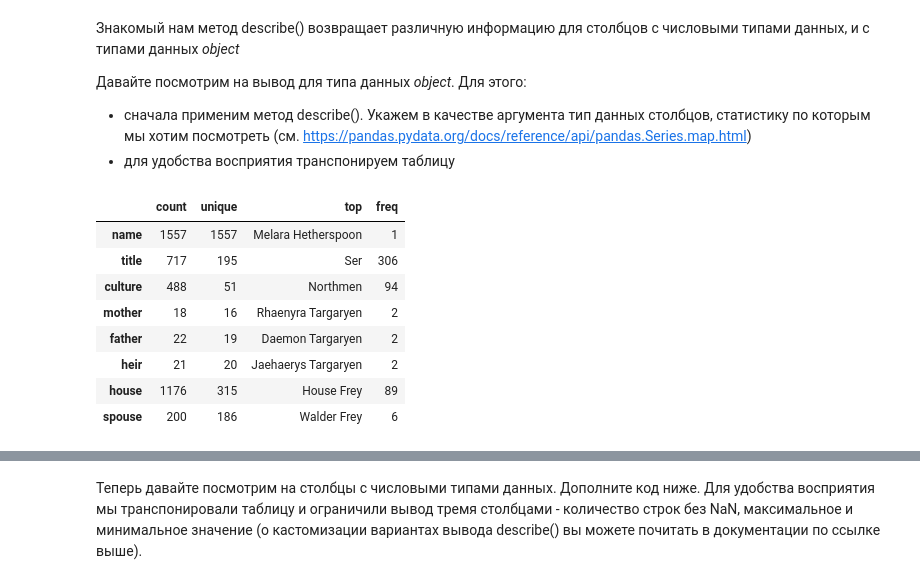
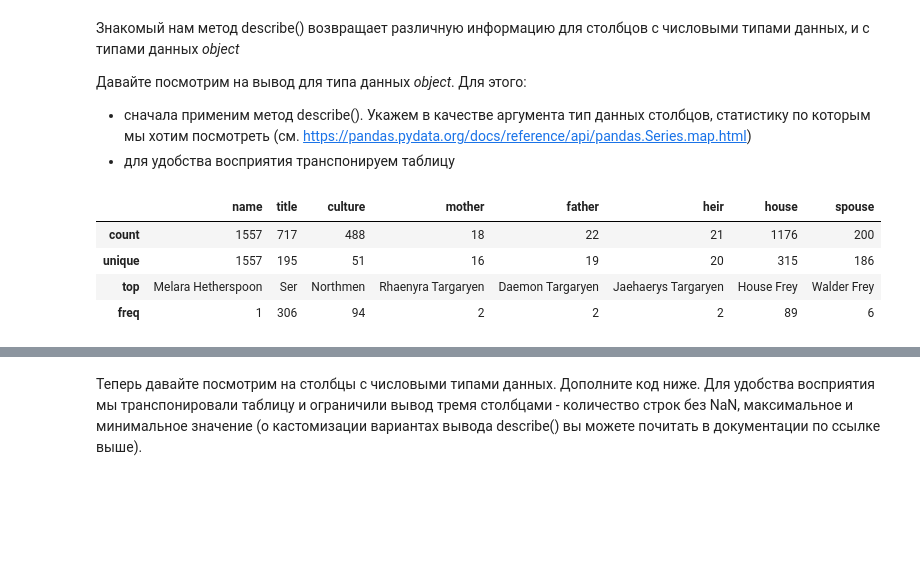
Before and after one commit to Artemidiy777/FPMI_ML, a Jupyter notebook: week_01_ml_intro/Homework/hw_1_game_of_thrones.ipynb, the cells around one changed output, grey strips where cells are left out. Cells and saved outputs as stored; diff of their text form; code cells hidden in the pictures; blank space fills up the shorter version.

```diff
--- a/week_01_ml_intro/Homework/hw_1_game_of_thrones.ipynb
+++ b/week_01_ml_intro/Homework/hw_1_game_of_thrones.ipynb
@@ -144,14 +166,10 @@ Mounted at /content/drive
 - сначала применим метод describe(). Укажем в качестве аргумента тип данных столбцов, статистику по которым мы хотим посмотреть (см. https://pandas.pydata.org/docs/reference/api/pandas.Series.map.html)
 - для удобства восприятия транспонируем таблицу
 # %%
-data.describe(include = 'object').T
+data.describe(include = 'object')
 # %% [output]
-|  | count | unique | top | freq |
-| name | 1557 | 1557 | Melara Hetherspoon | 1 |
-| title | 717 | 195 | Ser | 306 |
-| culture | 488 | 51 | Northmen | 94 |
-| mother | 18 | 16 | Rhaenyra Targaryen | 2 |
-| father | 22 | 19 | Daemon Targaryen | 2 |
-| heir | 21 | 20 | Jaehaerys Targaryen | 2 |
-| house | 1176 | 315 | House Frey | 89 |
-| spouse | 200 | 186 | Walder Frey | 6 |
+|  | name | title | culture | mother | father | heir | house | spouse |
+| count | 1557 | 717 | 488 | 18 | 22 | 21 | 1176 | 200 |
+| unique | 1557 | 195 | 51 | 16 | 19 | 20 | 315 | 186 |
+| top | Melara Hetherspoon | Ser | Northmen | Rhaenyra Targaryen | Daemon Targaryen | Jaehaerys Targaryen | House Frey | Walder Frey |
+| freq | 1 | 306 | 94 | 2 | 2 | 2 | 89 | 6 |
```
Also changed, not shown: parts of 5 cells of this notebook.
